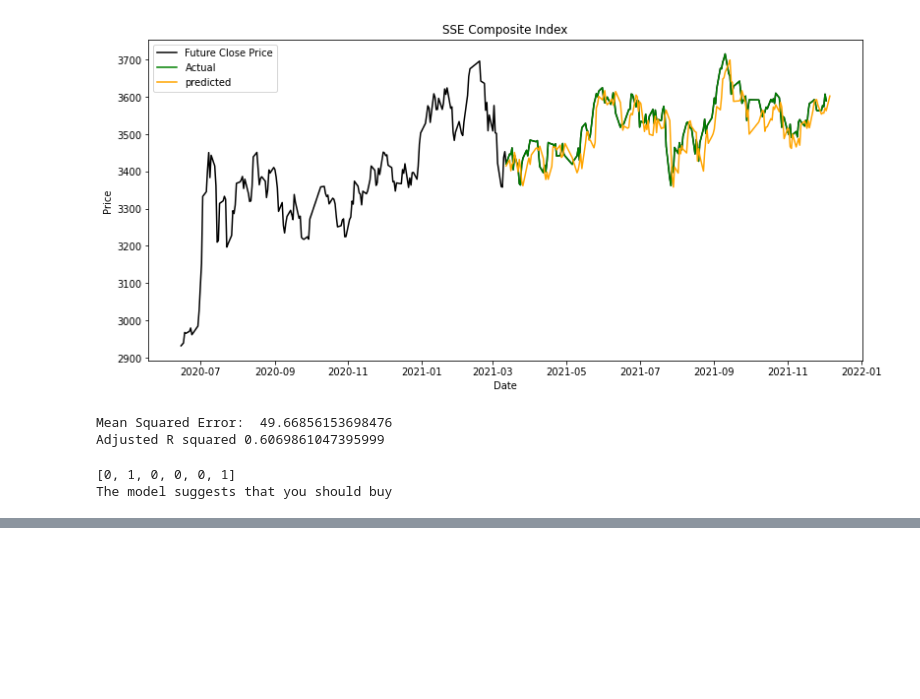
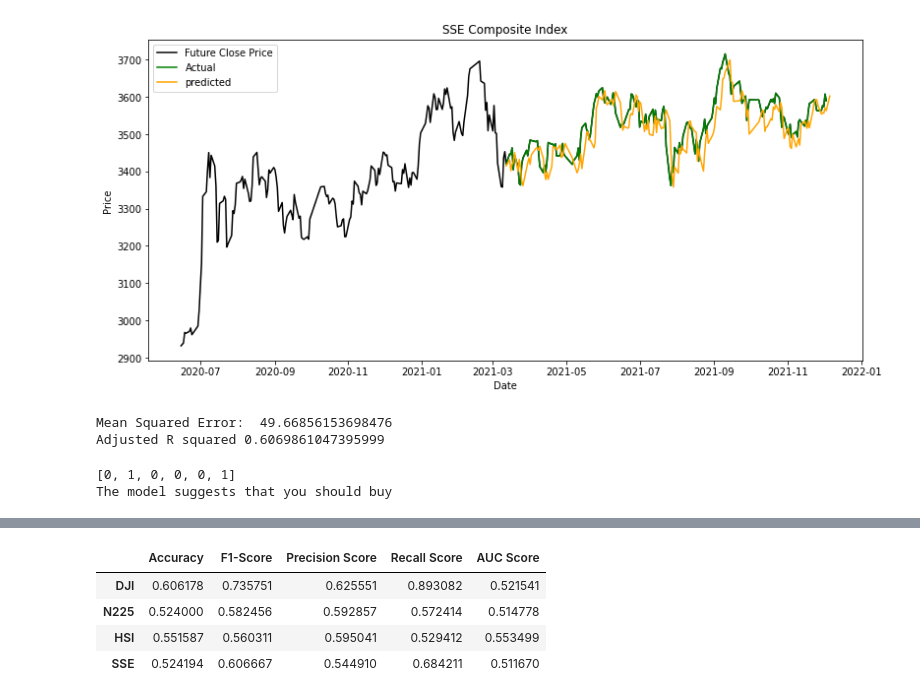
Before and after one commit to pro10150/stock-prediction, a Jupyter notebook: stock-prediction.ipynb, the cells around one changed output, grey strips where cells are left out. Drawn from its saved outputs; the diff is of its cells as text; code cells hidden in the pictures; blank space fills up the shorter version.

```diff
--- a/stock-prediction.ipynb
+++ b/stock-prediction.ipynb
@@ -1907,0 +1963,9 @@ The model suggests that you should buy
+# %%
+logisticResult = pd.DataFrame(createResult(list_logisticEval), index=stock_index)
+logisticResult
+# %% [output]
+|  | Accuracy | F1-Score | Precision Score | Recall Score | AUC Score |
+| DJI | 0.606178 | 0.735751 | 0.625551 | 0.893082 | 0.521541 |
+| N225 | 0.524000 | 0.582456 | 0.592857 | 0.572414 | 0.514778 |
+| HSI | 0.551587 | 0.560311 | 0.595041 | 0.529412 | 0.553499 |
+| SSE | 0.524194 | 0.606667 | 0.544910 | 0.684211 | 0.511670 |
```
Also changed, not shown: parts of 29 cells of this notebook.
